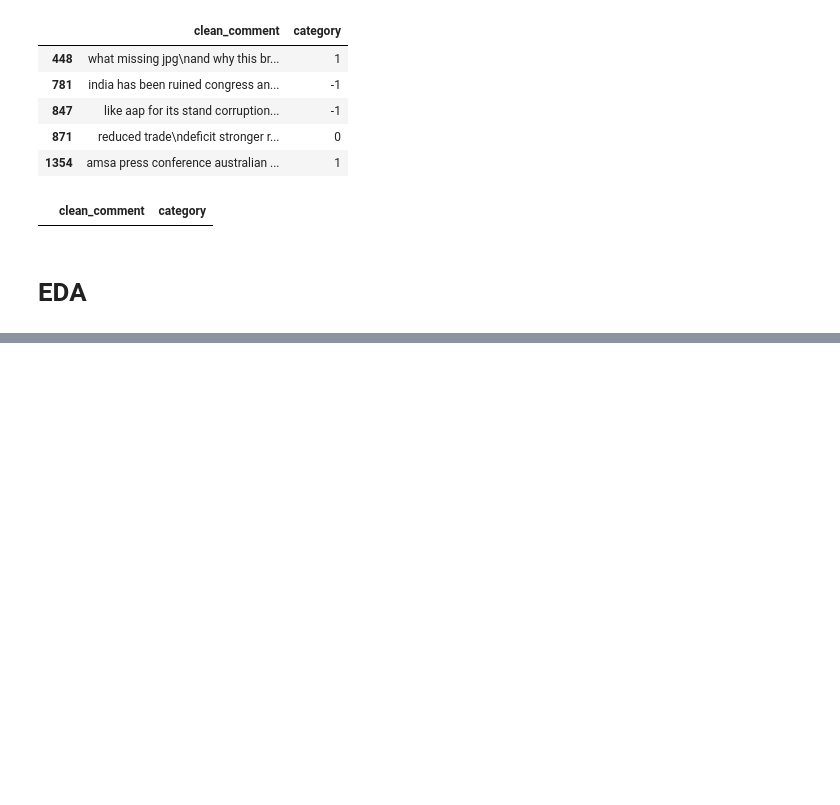
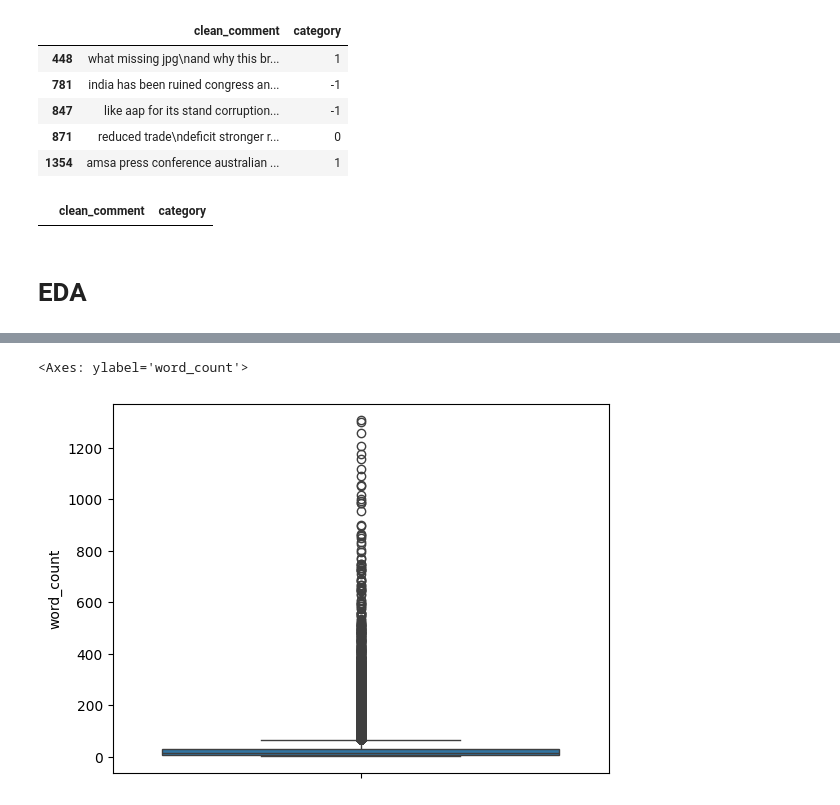
Before and after one commit to ethanvillalovoz/sentisync, a Jupyter notebook: notebooks/1_Preprocessing_&_EDA.ipynb, the cells around one changed output, grey strips where cells are left out. Cells and saved outputs as stored; diff of their text form; code cells hidden in the pictures; blank space fills up the shorter version.

```diff
--- a/notebooks/1_Preprocessing_&_EDA.ipynb
+++ b/notebooks/1_Preprocessing_&_EDA.ipynb
@@ -178,0 +251,5 @@ sns.countplot(data=df,x="category")
+# %%
+sns.boxplot(df['word_count'])
+# %% [output]
+<Axes: ylabel='word_count'>
+[figure, added]
```
Also changed, not shown: parts of 12 cells of this notebook, 1 other file.
